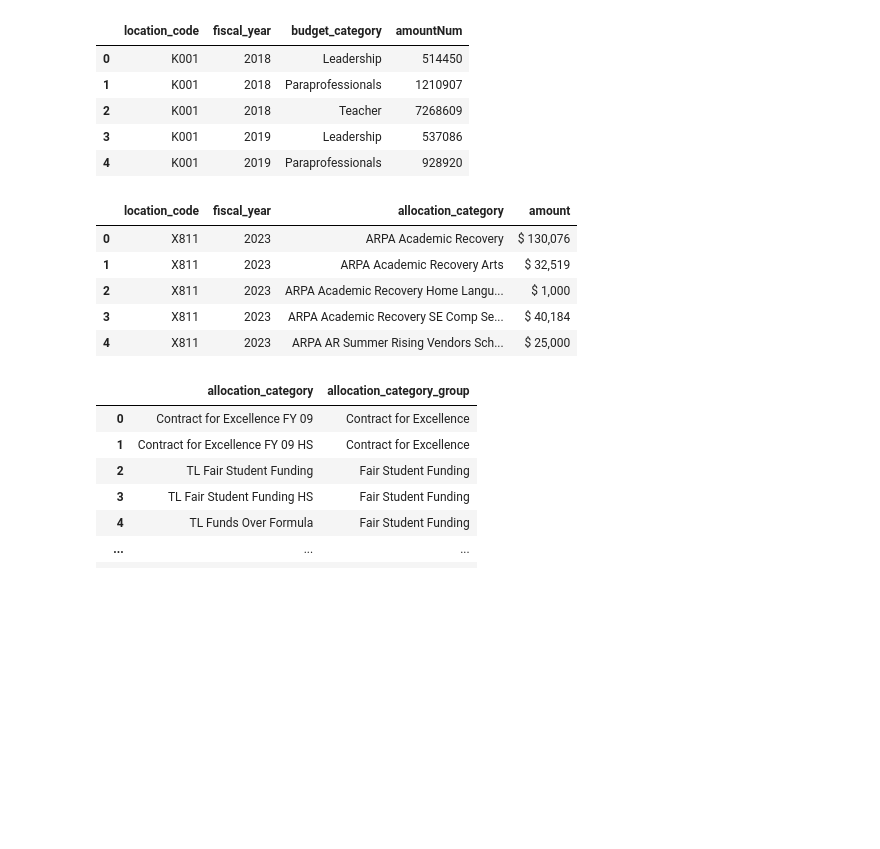
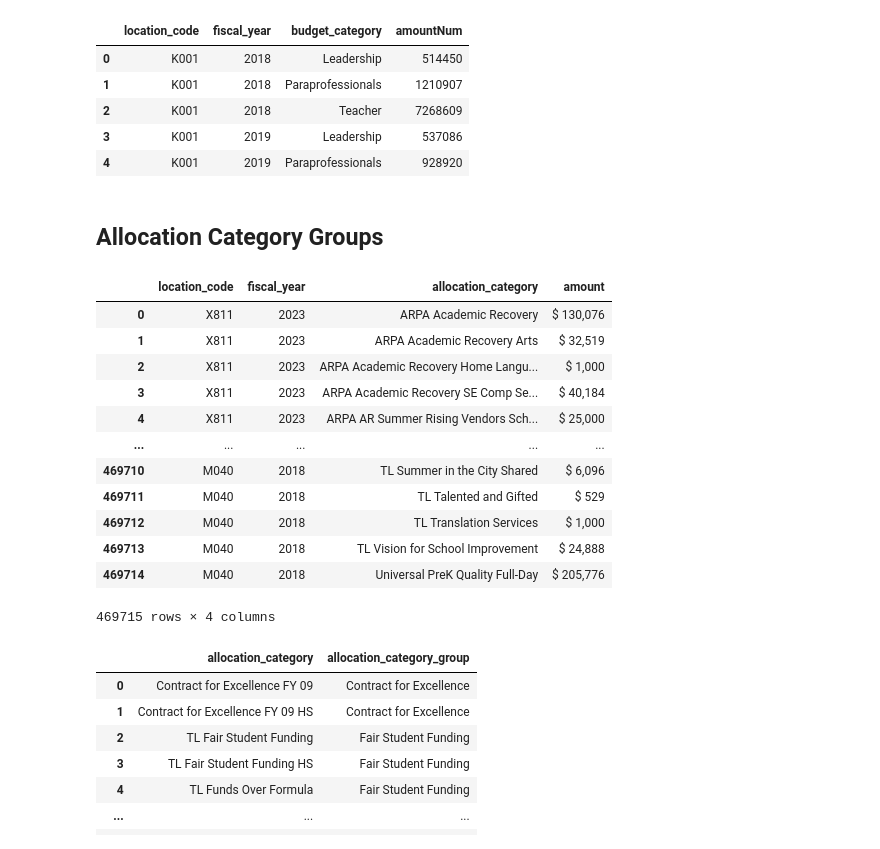
Before and after one commit to vaishalitalwar/School-Budget-and-Allocations, a Jupyter notebook: notebooks/merge_data.ipynb, the cells around one changed output. Saved outputs shown, nothing was run; the diff lists cells and outputs as text; code cells hidden in the pictures; blank space fills up the shorter version.

Commit message:
added allocation category types

```diff
--- a/notebooks/merge_data.ipynb
+++ b/notebooks/merge_data.ipynb
@@ -252,11 +258,21 @@ budget_per_category.to_csv("../data/budget per staff category 2017-2023.csv")
+# %% [markdown]
+## Allocation Category Groups
 # %%
+# Read allocations_all file
 allocations = pd.read_csv("../data/allocation_all.csv")
-allocations.head()
+allocations
 # %% [output]
 |  | location_code | fiscal_year | allocation_category | amount |
 | 0 | X811 | 2023 | ARPA Academic Recovery | $ 130,076 |
 | 1 | X811 | 2023 | ARPA Academic Recovery Arts | $ 32,519 |
 | 2 | X811 | 2023 | ARPA Academic Recovery Home Langu... | $ 1,000 |
 | 3 | X811 | 2023 | ARPA Academic Recovery SE Comp Se... | $ 40,184 |
 | 4 | X811 | 2023 | ARPA AR Summer Rising Vendors Sch... | $ 25,000 |
+| ... | ... | ... | ... | ... |
+| 469710 | M040 | 2018 | TL Summer in the City Shared | $ 6,096 |
+| 469711 | M040 | 2018 | TL Talented and Gifted | $ 529 |
+| 469712 | M040 | 2018 | TL Translation Services | $ 1,000 |
+| 469713 | M040 | 2018 | TL Vision for School Improvement | $ 24,888 |
+| 469714 | M040 | 2018 | Universal PreK Quality Full-Day | $ 205,776 |
+469715 rows × 4 columns
 # %%
```
Also changed, not shown: parts of 34 cells of this notebook, 5 other files.
